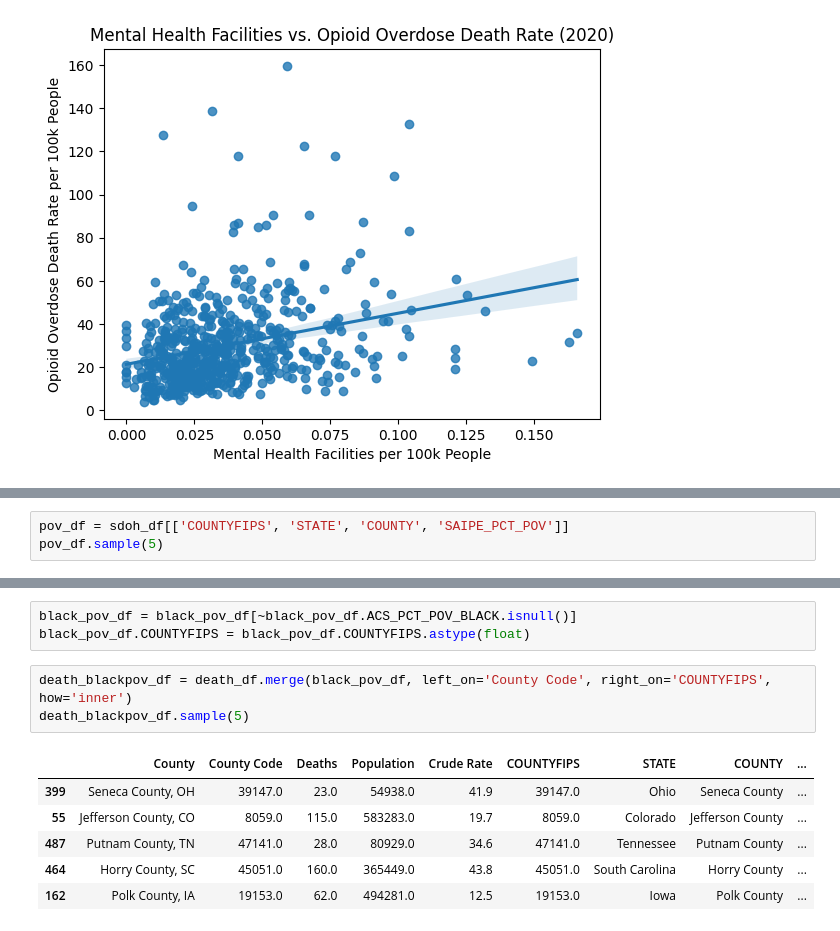
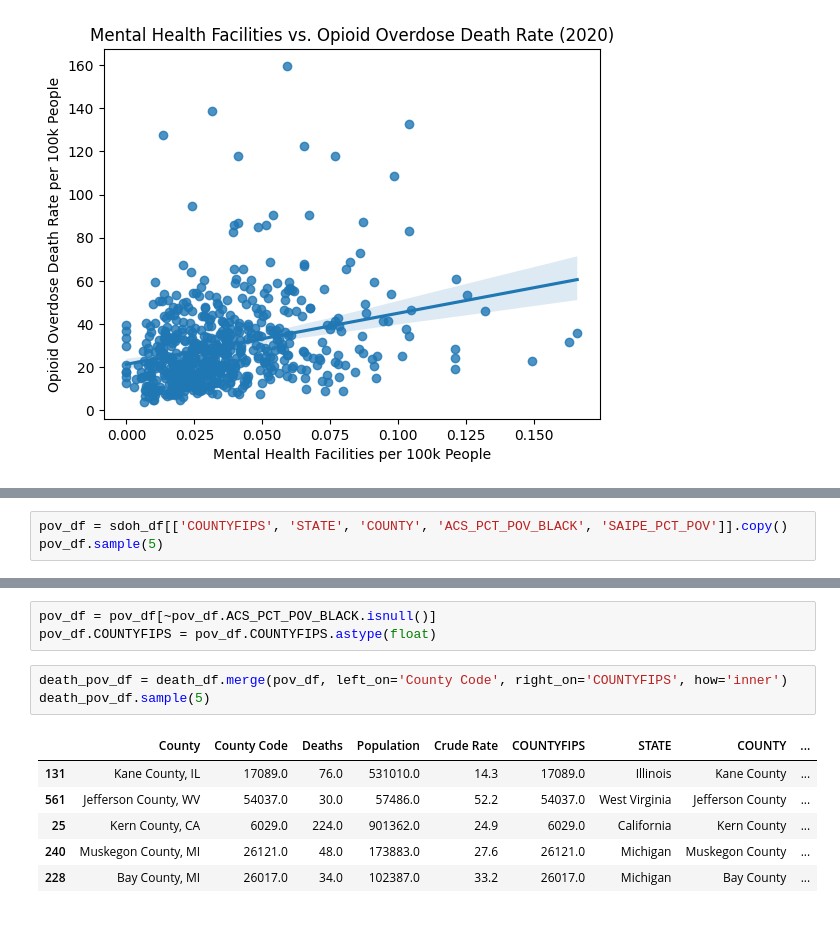
Before and after one commit to Ludougan123234/624-project, a Jupyter notebook: state_level_analysis.ipynb, the cells around one changed output, grey strips where cells are left out. Drawn from its saved outputs; the diff is of its cells as text.

```diff
--- a/state_level_analysis.ipynb
+++ b/state_level_analysis.ipynb
@@ -187,4 +184,4 @@ SAIPE_PCT_POV
 # %%
-pov_df = sdoh_df[['COUNTYFIPS', 'STATE', 'COUNTY', 'SAIPE_PCT_POV']]
+pov_df = sdoh_df[['COUNTYFIPS', 'STATE', 'COUNTY', 'ACS_PCT_POV_BLACK', 'SAIPE_PCT_POV']].copy()
 pov_df.sample(5)
 # %% [output]
@@ -207,13 +194,13 @@ black_pov_df.sample(5)
 # %%
-black_pov_df = black_pov_df[~black_pov_df.ACS_PCT_POV_BLACK.isnull()]
-black_pov_df.COUNTYFIPS = black_pov_df.COUNTYFIPS.astype(float)
+pov_df = pov_df[~pov_df.ACS_PCT_POV_BLACK.isnull()]
+pov_df.COUNTYFIPS = pov_df.COUNTYFIPS.astype(float)
 # %%
-death_blackpov_df = death_df.merge(black_pov_df, left_on='County Code', right_on='COUNTYFIPS', how='inner')
-death_blackpov_df.sample(5)
+death_pov_df = death_df.merge(pov_df, left_on='County Code', right_on='COUNTYFIPS', how='inner')
+death_pov_df.sample(5)
 # %% [output]
 |  | County | County Code | Deaths | Population | Crude Rate | COUNTYFIPS | STATE | COUNTY | ... |
-| 399 | Seneca County, OH | 39147.0 | 23.0 | 54938.0 | 41.9 | 39147.0 | Ohio | Seneca County | ... |
-| 55 | Jefferson County, CO | 8059.0 | 115.0 | 583283.0 | 19.7 | 8059.0 | Colorado | Jefferson County | ... |
-| 487 | Putnam County, TN | 47141.0 | 28.0 | 80929.0 | 34.6 | 47141.0 | Tennessee | Putnam County | ... |
-| 464 | Horry County, SC | 45051.0 | 160.0 | 365449.0 | 43.8 | 45051.0 | South Carolina | Horry County | ... |
-| 162 | Polk County, IA | 19153.0 | 62.0 | 494281.0 | 12.5 | 19153.0 | Iowa | Polk County | ... |
+| 131 | Kane County, IL | 17089.0 | 76.0 | 531010.0 | 14.3 | 17089.0 | Illinois | Kane County | ... |
+| 561 | Jefferson County, WV | 54037.0 | 30.0 | 57486.0 | 52.2 | 54037.0 | West Virginia | Jefferson County | ... |
+| 25 | Kern County, CA | 6029.0 | 224.0 | 901362.0 | 24.9 | 6029.0 | California | Kern County | ... |
+| 240 | Muskegon County, MI | 26121.0 | 48.0 | 173883.0 | 27.6 | 26121.0 | Michigan | Muskegon County | ... |
+| 228 | Bay County, MI | 26017.0 | 34.0 | 102387.0 | 33.2 | 26017.0 | Michigan | Bay County | ... |
```
Also changed, not shown: parts of 5 cells of this notebook.
